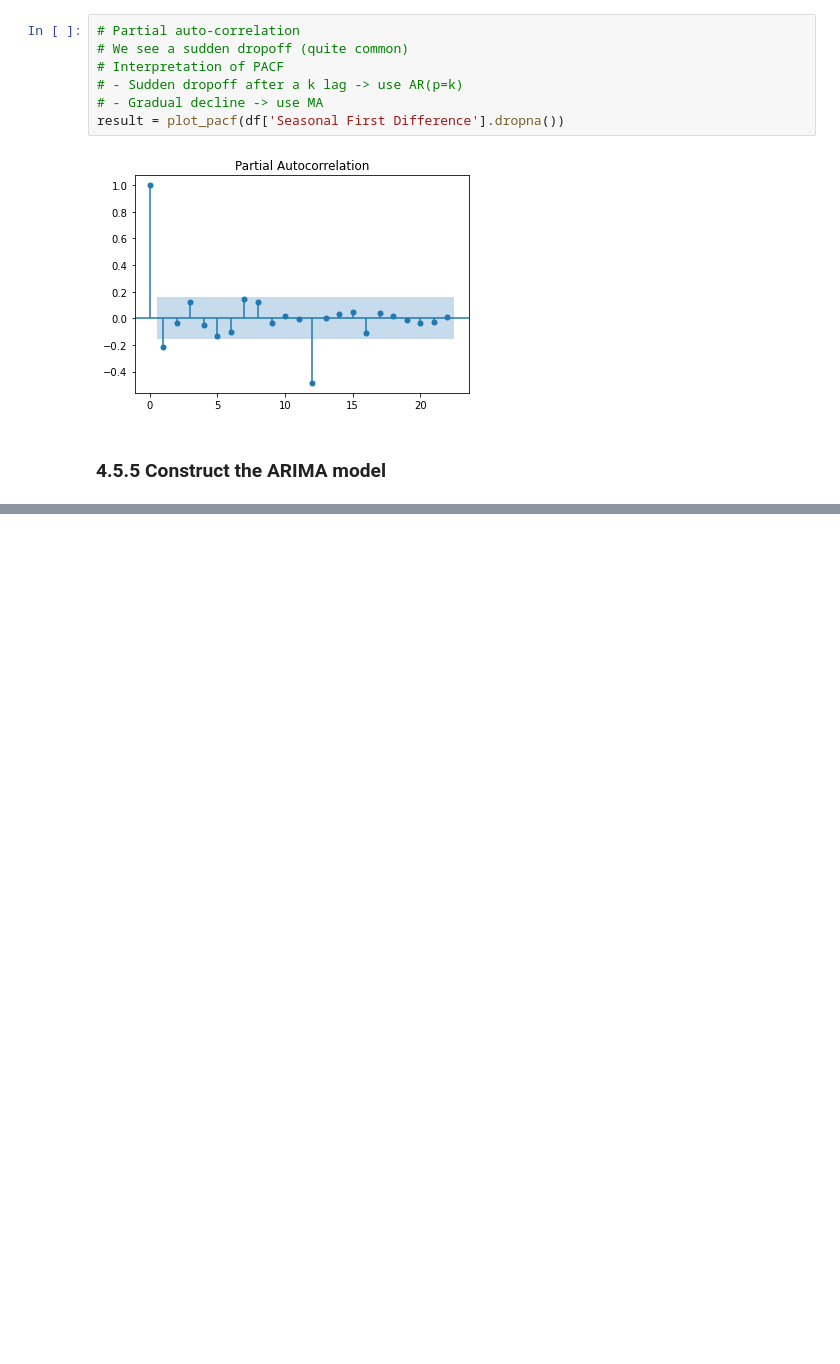
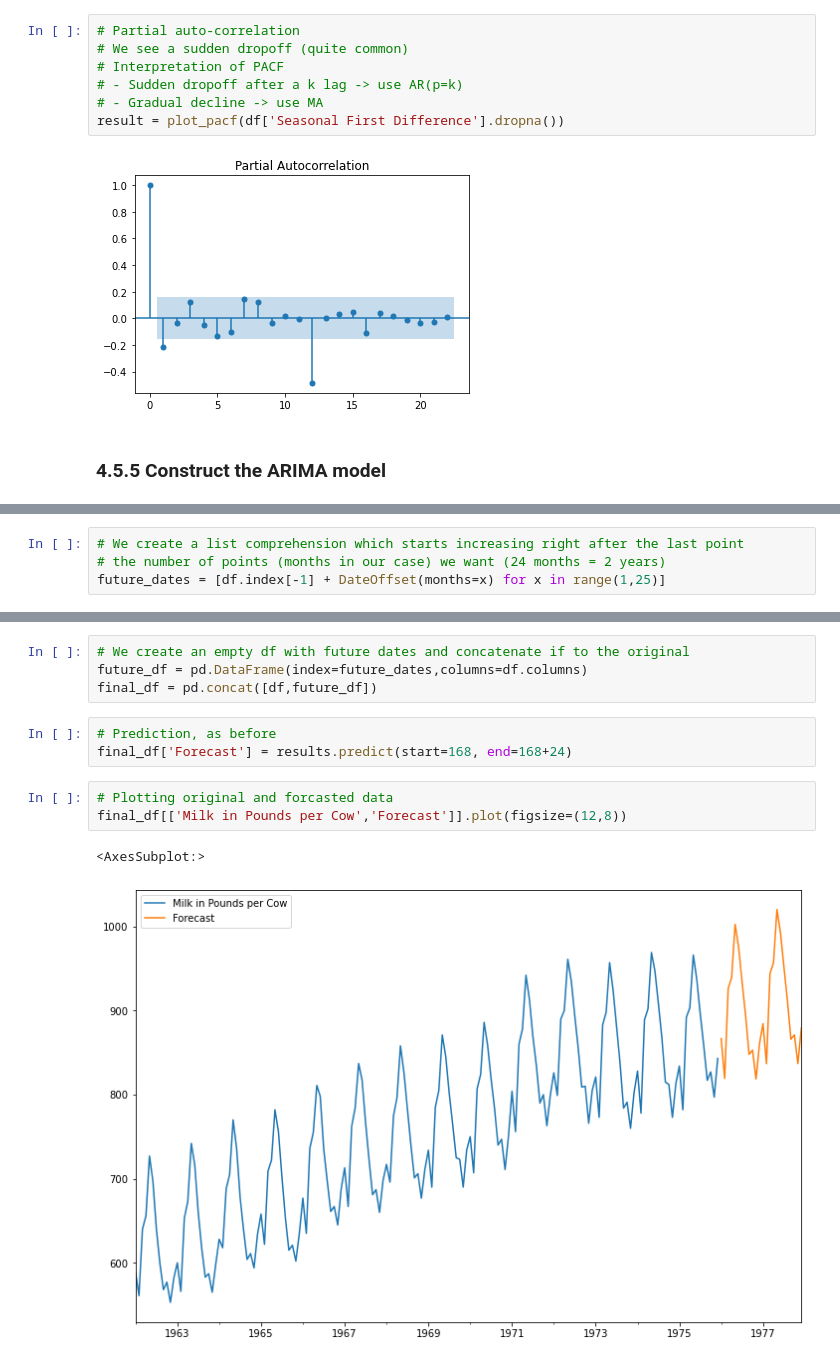
Before and after one commit to mxagar/finance_accounting_courses, a Jupyter notebook: python_finance/04_TimeSeriesAnalysis.ipynb, the cells around one changed output, grey strips where cells are left out. Drawn from its saved outputs; the diff is of its cells as text; blank space fills up the shorter version.

```diff
--- a/python_finance/04_TimeSeriesAnalysis.ipynb
+++ b/python_finance/04_TimeSeriesAnalysis.ipynb
@@ -654,0 +739,4 @@ result = plot_pacf(df['Seasonal First Difference'].dropna())
+# %%
+# We create a list comprehension which starts increasing right after the last point
+# the number of points (months in our case) we want (24 months = 2 years)
+future_dates = [df.index[-1] + DateOffset(months=x) for x in range(1,25)]
@@ -654,0 +763,13 @@ result = plot_pacf(df['Seasonal First Difference'].dropna())
+# %%
+# We create an empty df with future dates and concatenate if to the original
+future_df = pd.DataFrame(index=future_dates,columns=df.columns)
+final_df = pd.concat([df,future_df])
+# %%
+# Prediction, as before
+final_df['Forecast'] = results.predict(start=168, end=168+24)
+# %%
+# Plotting original and forcasted data
+final_df[['Milk in Pounds per Cow','Forecast']].plot(figsize=(12,8))
+# %% [output]
+<AxesSubplot:>
+[figure, added]
```
Also changed, not shown: parts of 13 cells of this notebook.
